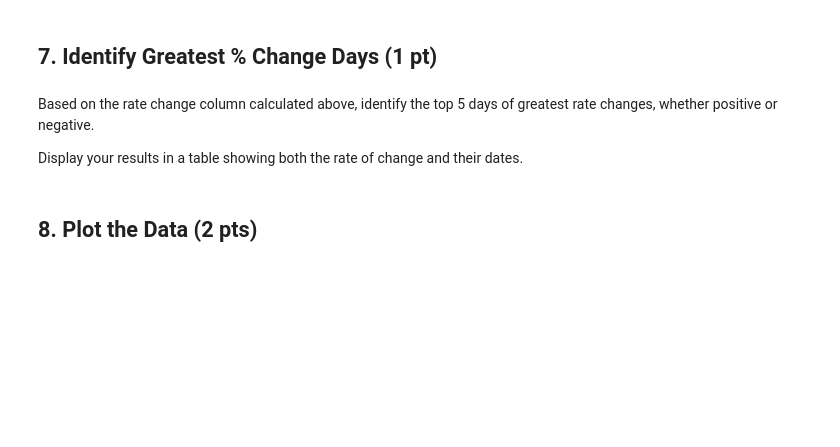
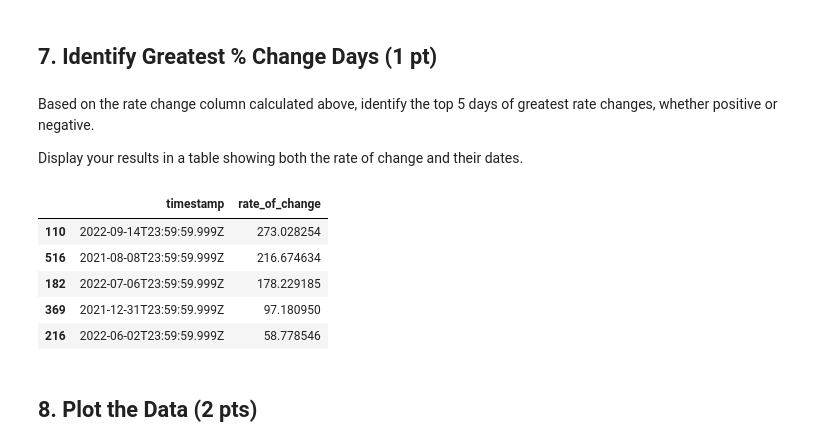
Before and after one commit to alkalink1/ds1002-eju2pk, a Jupyter notebook: labs/lab1/lab1-ftx-stock-pricing.ipynb, the cells around one changed output. Saved outputs shown, nothing was run; the diff lists cells and outputs as text; code cells hidden in the pictures; blank space fills up the shorter version.

```diff
--- a/labs/lab1/lab1-ftx-stock-pricing.ipynb
+++ b/labs/lab1/lab1-ftx-stock-pricing.ipynb
@@ -165,3 +179,14 @@ top.
+# %%
+df3 = df.sort_values('rate_of_change', ascending=False)
+df3 = df3.drop(['open', 'high','low','close','volume','close_change','rate_change'], axis=1)
+df3.head(5)
+# %% [output]
+|  | timestamp | rate_of_change |
+| 110 | 2022-09-14T23:59:59.999Z | 273.028254 |
+| 516 | 2021-08-08T23:59:59.999Z | 216.674634 |
+| 182 | 2022-07-06T23:59:59.999Z | 178.229185 |
+| 369 | 2021-12-31T23:59:59.999Z | 97.180950 |
+| 216 | 2022-06-02T23:59:59.999Z | 58.778546 |
 # %% [markdown]
 ## 8. Plot the Data (2 pts)
 # %% [markdown]
```
Also changed, not shown: parts of 4 cells of this notebook.
